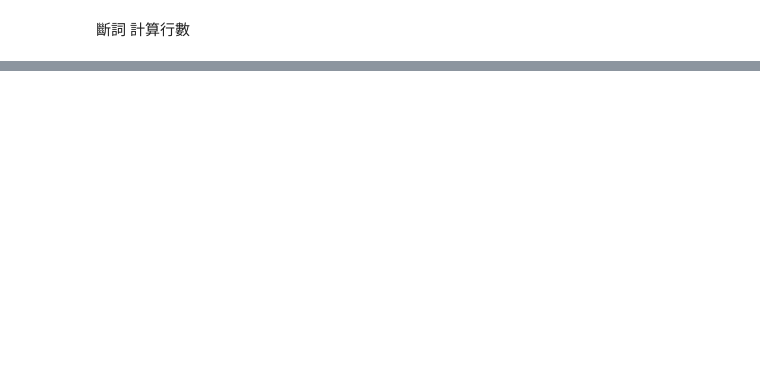
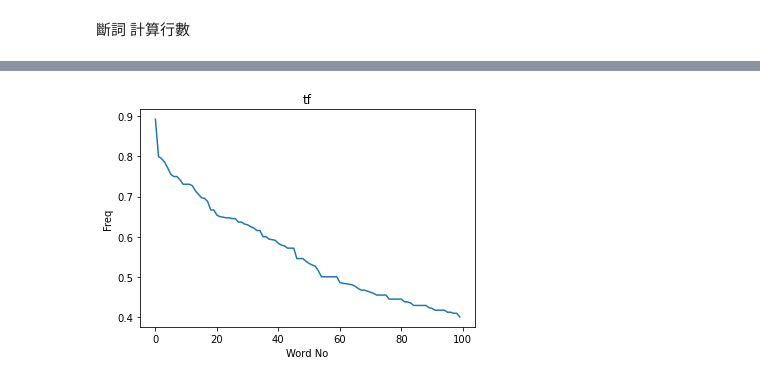
Before and after one commit to ksw020495/nlp, a Jupyter notebook: HW1.ipynb, the cells around one changed output, grey strips where cells are left out. Cells and saved outputs as stored; diff of their text form; code cells hidden in the pictures; blank space fills up the shorter version.

```diff
--- a/HW1.ipynb
+++ b/HW1.ipynb
@@ -149,0 +376,18 @@ for i in range(100):
+# %%
+def draw2(word_no_show, tf_idfscore_show):
+    plt.plot(word_no_show, tf_idfscore_show)
+    plt.xlabel('Word No') # 設定x軸標題
+    plt.ylabel('Freq')
+    plt.title('tf') # 設定圖表標題
+    plt.show()
+# %%
+x_label = []
+y_label = []
+
+for i in range(100):
+    x_label.append(i)
+    y_label.append(tf_first_100[i][2])
+
+draw2(x_label, y_label)
+# %% [output]
+[figure, added]
```
Also changed, not shown: parts of 46 cells of this notebook.
